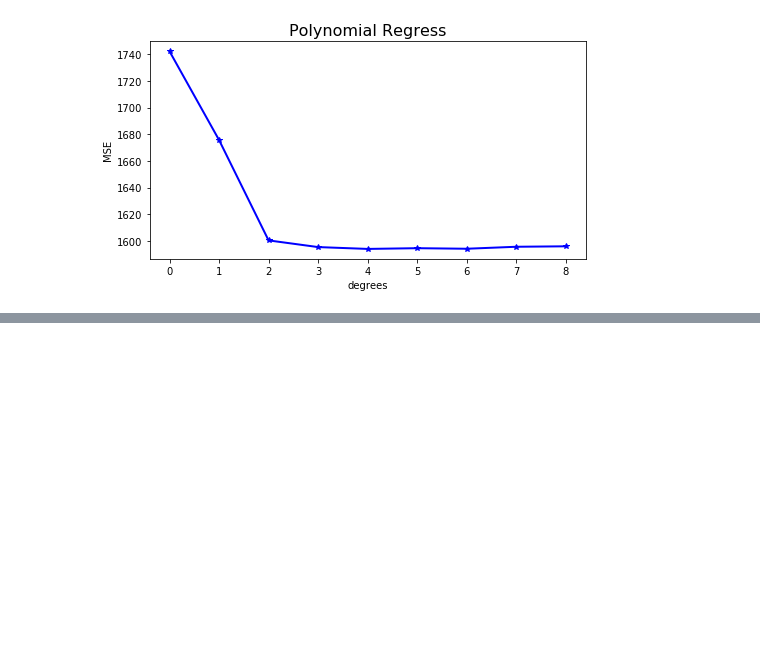
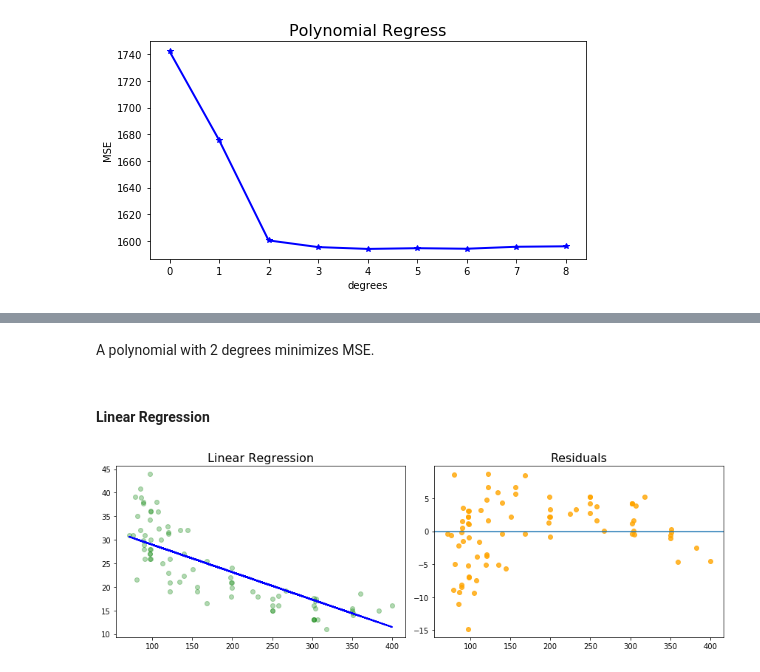
Before and after one commit to Morgan-Sell/islr-labs-exercises-python, a Jupyter notebook: exercises/07_beyond_linearity.ipynb, the cells around one changed output, grey strips where cells are left out. Drawn from its saved outputs; the diff is of its cells as text; code cells hidden in the pictures; blank space fills up the shorter version.

```diff
--- a/exercises/07_beyond_linearity.ipynb
+++ b/exercises/07_beyond_linearity.ipynb
@@ -123,0 +189,27 @@ ch7_utils.calc_and_plot_mse_for_polynomial_degrees(age_arr, wage_arr, degrees, c
+# %% [markdown]
+A polynomial with 2 degrees minimizes MSE.
+# %% [markdown]
+#### Linear Regression
+# %%
+lin_reg = LinearRegression().fit(X_train_displacement, y_train)
+
+pred_linear = lin_reg.predict(X_test_displacement)
+linear_resids = pred_linear - y_test
+
+
+fig, ax = plt.subplots(nrows=1, ncols=2, figsize=(12, 4))
+
+# plot 1
+ax[0].scatter(X_test_displacement, y_test, c='g', alpha=0.3)
+ax[0].plot(X_test_displacement, pred_linear, c='b', linewidth=2)
+ax[0].set_title('Linear Regression', fontsize=16)
+
+# plot 2
+ax[1].scatter(X_test_displacement, linear_resids, c='orange', alpha=0.8)
+ax[1].axhline(y=0)
+#ax[0].plot(X_test_displacement, pred_linear, c='b', linewidth=2)
+ax[1].set_title('Residuals', fontsize=16)
+
+fig.tight_layout();
+# %% [output]
+[figure, added]
```
Also changed, not shown: parts of 12 cells of this notebook, 2 other files.
